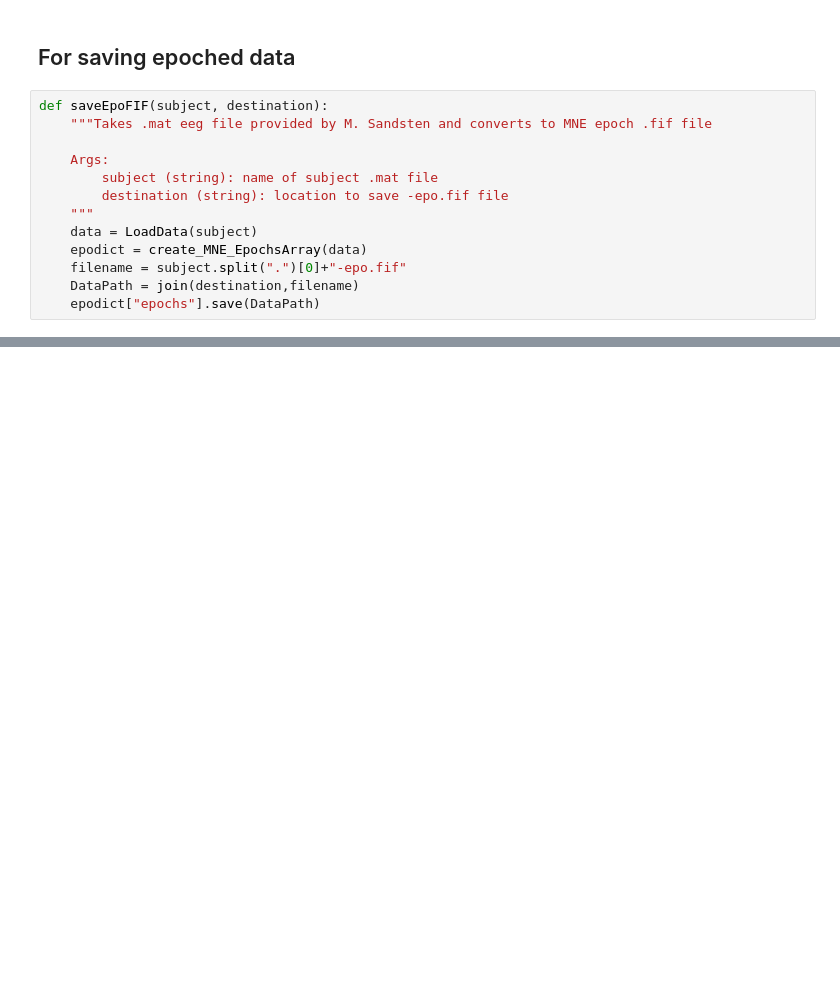
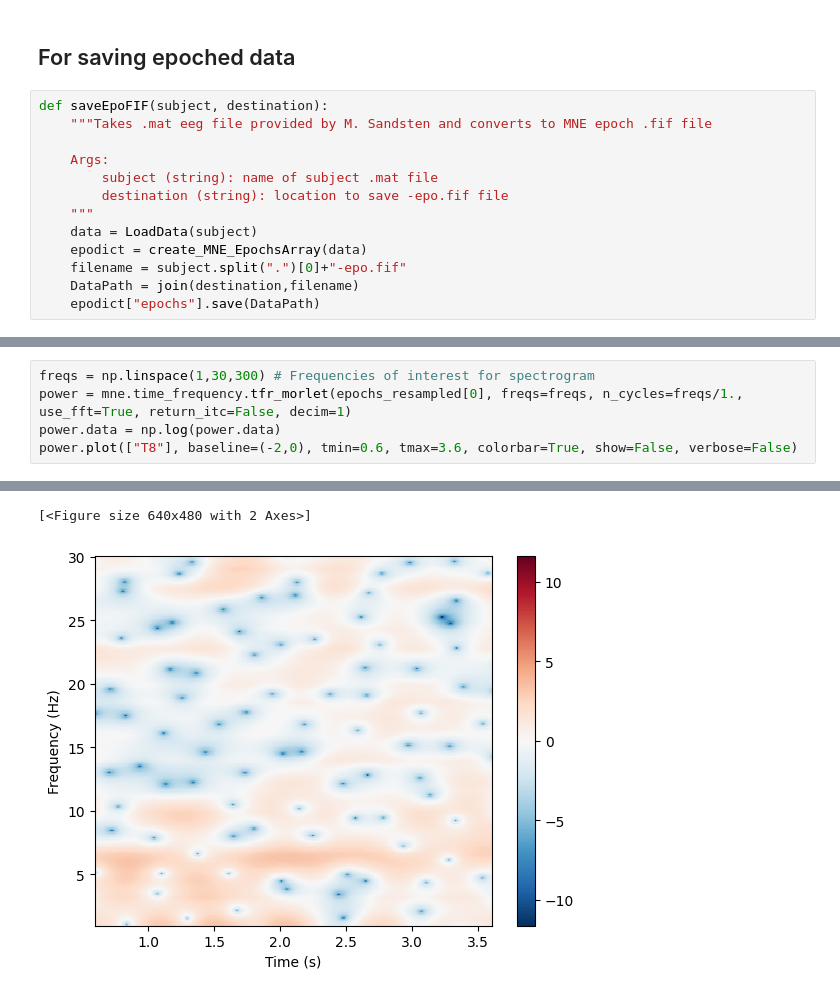
Before and after one commit to duedahl/LU_EEG_Classification, a Jupyter notebook: DataPreparation.ipynb, the cells around one changed output, grey strips where cells are left out. Saved outputs shown, nothing was run; the diff lists cells and outputs as text; blank space fills up the shorter version.

```diff
--- a/DataPreparation.ipynb
+++ b/DataPreparation.ipynb
@@ -125,0 +194,6 @@ Applying baseline correction (mode: mean)
+# %%
+freqs = np.linspace(1,30,300) # Frequencies of interest for spectrogram
+power = mne.time_frequency.tfr_morlet(epochs_resampled[0], freqs=freqs, n_cycles=freqs/1., use_fft=True, return_itc=False, decim=1)
+power.data = np.log(power.data)
+power.plot(["T8"], baseline=(-2,0), tmin=0.6, tmax=3.6, colorbar=True, show=False, verbose=False)
+# %% [output]
@@ -125,0 +206,2 @@ Applying baseline correction (mode: mean)
+[<Figure size 640x480 with 2 Axes>]
+[figure, added]
```
Also changed, not shown: parts of 14 cells of this notebook.
